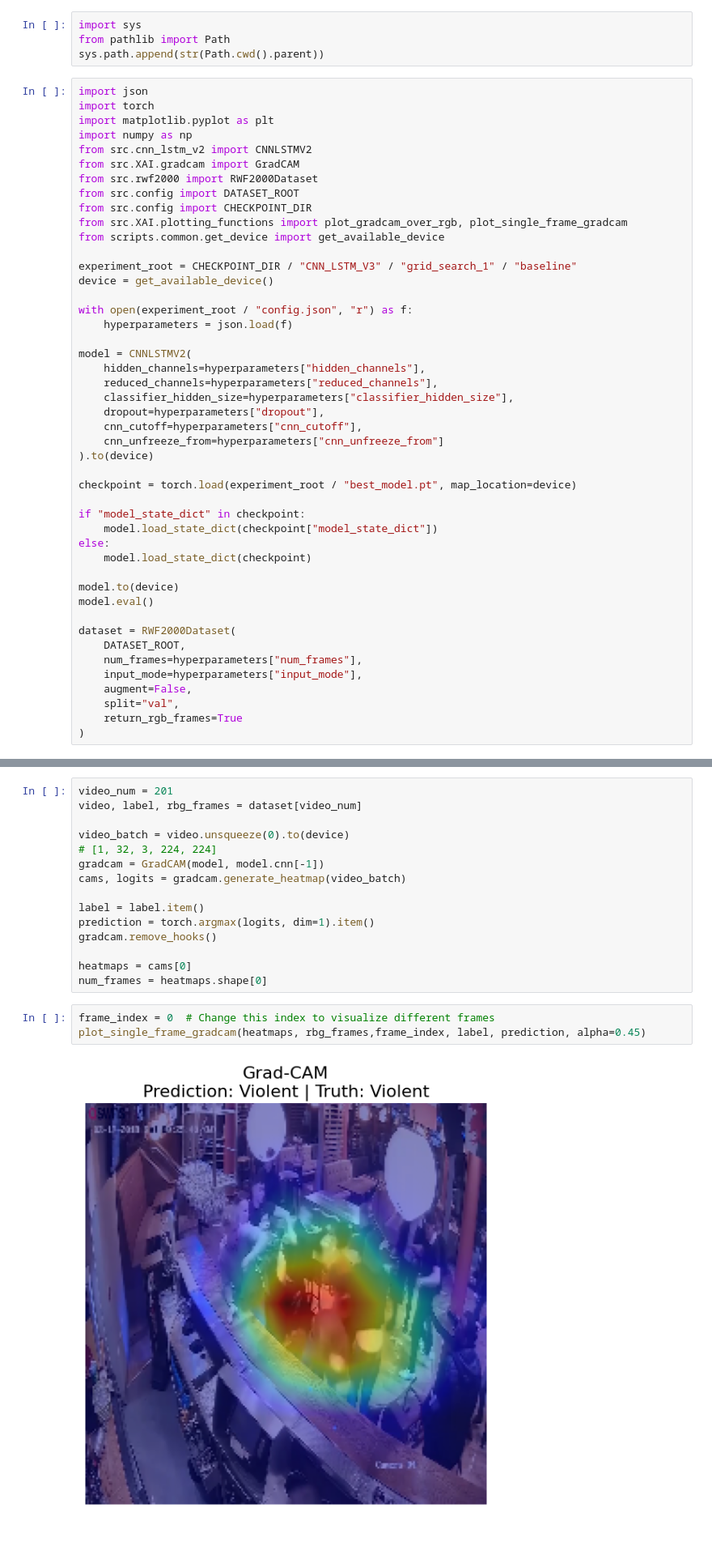
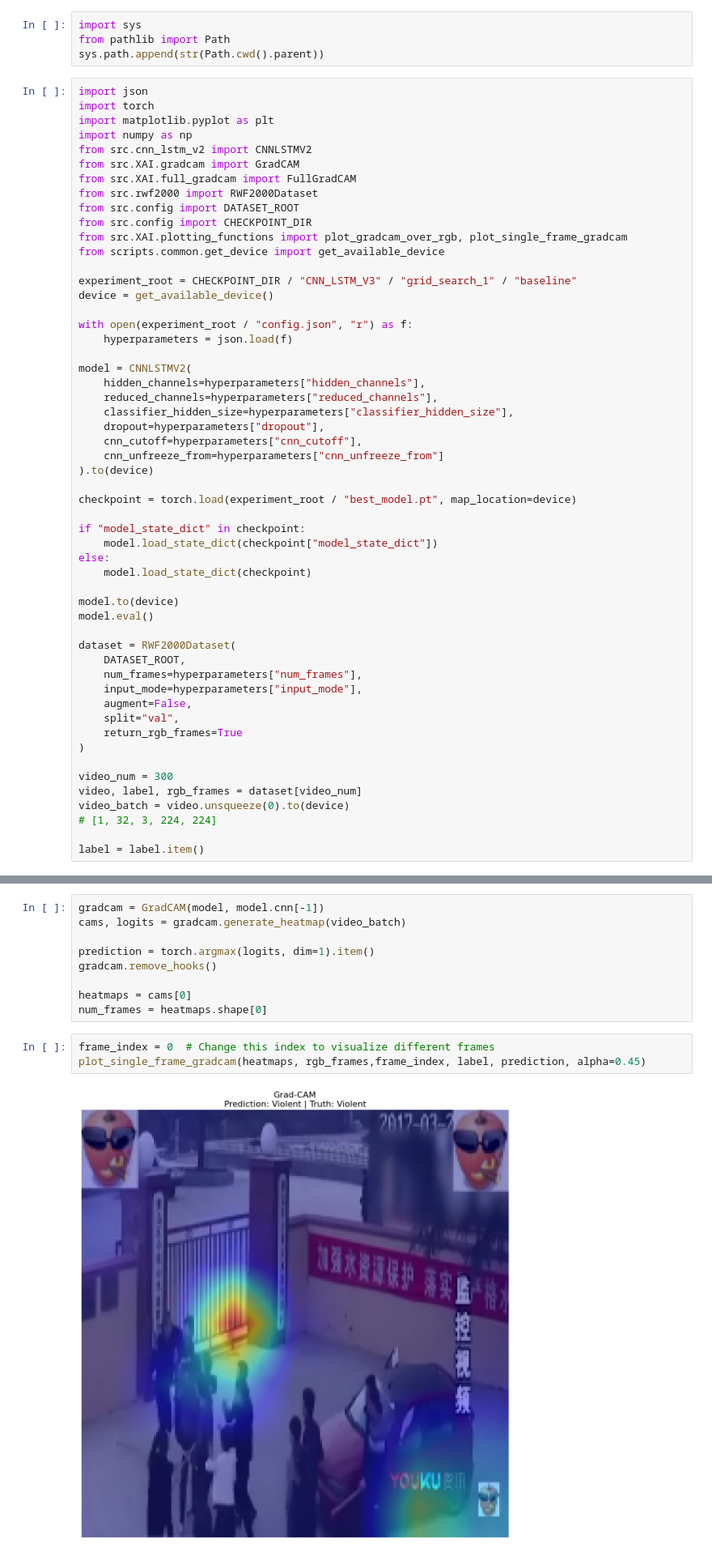
Before and after one commit to maxim-pre/violence-detection-dissertation, a Jupyter notebook: notebooks/07-gradcam.ipynb, the cells around one changed output, grey strips where cells are left out. Shown at 81% size. Saved outputs shown, nothing was run; the diff lists cells and outputs as text.

```diff
--- a/notebooks/07-gradcam.ipynb
+++ b/notebooks/07-gradcam.ipynb
@@ -9,6 +9,7 @@ import matplotlib.pyplot as plt
 import numpy as np
 from src.cnn_lstm_v2 import CNNLSTMV2
 from src.XAI.gradcam import GradCAM
+from src.XAI.full_gradcam import FullGradCAM
 from src.rwf2000 import RWF2000Dataset
 from src.config import DATASET_ROOT
 from src.config import CHECKPOINT_DIR
@@ -48,4 +49,11 @@ dataset = RWF2000Dataset(
     split="val",
     return_rgb_frames=True
 )
+
+video_num = 300
+video, label, rgb_frames = dataset[video_num]
+video_batch = video.unsqueeze(0).to(device)
+# [1, 32, 3, 224, 224]
+
+label = label.item()
 # %% [output]
@@ -53,13 +91,7 @@ Using cuda:2 with 17.92 GB free
 # %%
-video_num = 201
-video, label, rbg_frames = dataset[video_num]
-
-video_batch = video.unsqueeze(0).to(device)
-# [1, 32, 3, 224, 224]
 gradcam = GradCAM(model, model.cnn[-1])
 cams, logits = gradcam.generate_heatmap(video_batch)
 
-label = label.item()
 prediction = torch.argmax(logits, dim=1).item()
 gradcam.remove_hooks()
 
@@ -67,7 +99,7 @@ heatmaps = cams[0]
 num_frames = heatmaps.shape[0]
 # %%
 frame_index = 0  # Change this index to visualize different frames
-plot_single_frame_gradcam(heatmaps, rbg_frames,frame_index, label, prediction, alpha=0.45)
+plot_single_frame_gradcam(heatmaps, rgb_frames,frame_index, label, prediction, alpha=0.45)
 # %% [output]
-[figure, old version]
+[figure, new version]
 # %%
```
Also changed, not shown: parts of 4 cells of this notebook, 3 other files.
